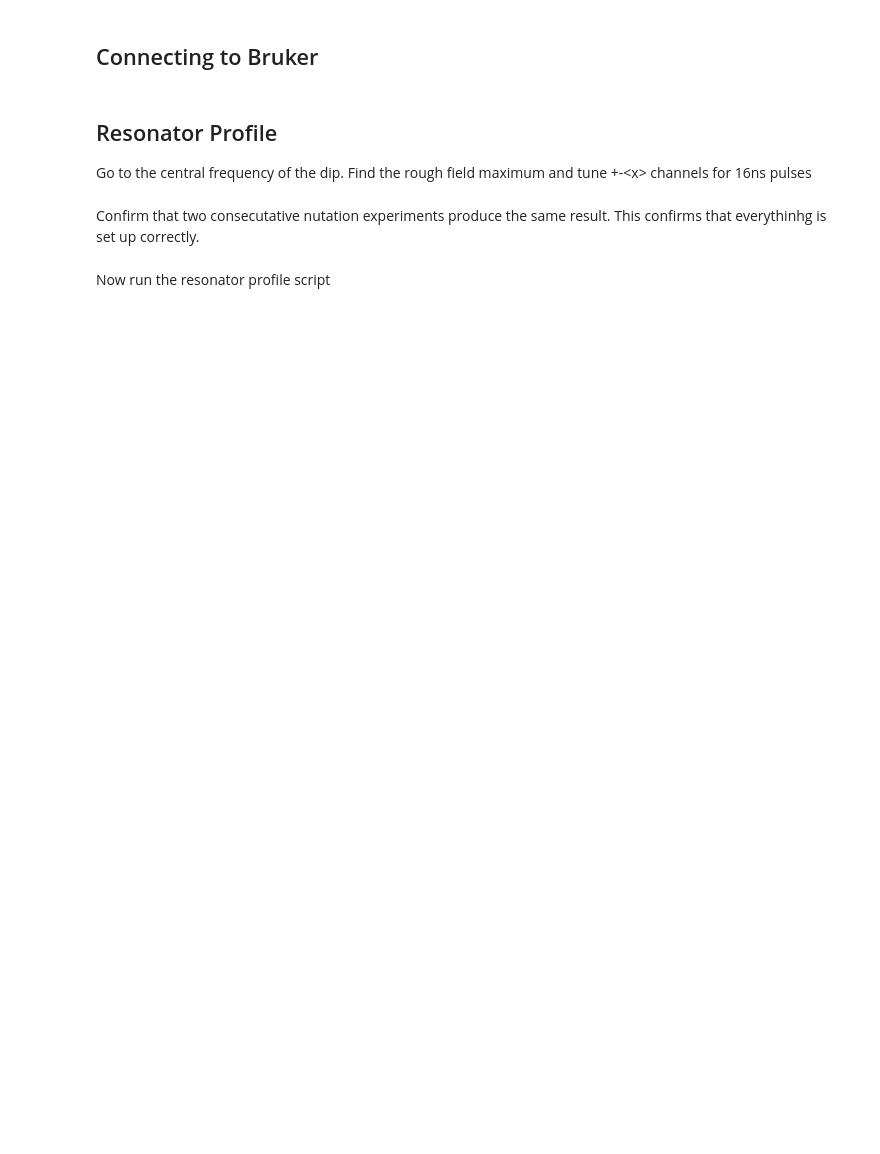
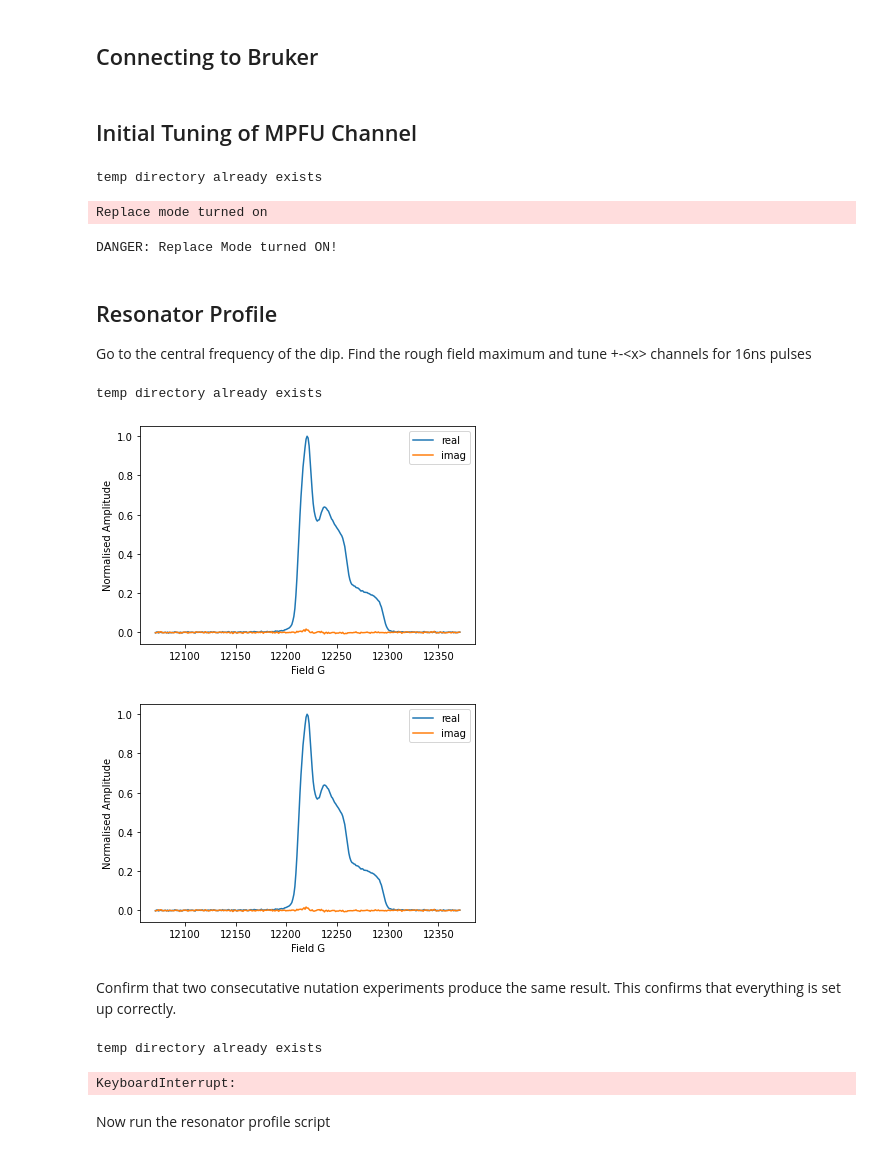
Before and after one commit to JeschkeLab/autoDEER, a Jupyter notebook: Jupyter_Notebooks/awg/5pdeer_demo.ipynb, the cells around one changed output. Drawn from its saved outputs; the diff is of its cells as text; code cells hidden in the pictures; blank space fills up the shorter version.

```diff
--- a/Jupyter_Notebooks/awg/5pdeer_demo.ipynb
+++ b/Jupyter_Notebooks/awg/5pdeer_demo.ipynb
@@ -38,8 +37,28 @@ xepr=api() # This can only be run once per kernel
 xepr.find_Xepr()
 xepr.find_cur_exp()
 xepr.find_hidden()
+# %%
+# This sets up the confiuration file of spectrometer
+if xepr.hidden['PlsPrgCalDbName'].value != 'Q_awgins2013':
+    xepr.hidden['PlsPrgCalDbName'].value = 'Q_awgins2013'
+    xepr.hidden['PlsPrgCalDbLoad']
+    xepr.hidden['ApplyCfg']
+# %% [markdown]
+## Initial Tuning of MPFU Channel
+# %%
+exp.run_general(xepr,
+    ["/PulseSpel/HUKA_DEER_AWG"],
+    ["pi/2 tp=p1 +<x>/-<x>","+<x> (pi/2)"],
+    {"PhaseCycle":False},
+    {"p0":16,"p1":16,"h":20,"n":2})
+# %% [output]
+temp directory already exists
+Replace mode turned on
+DANGER: Replace Mode turned ON!
 # %% [markdown]
 ## Resonator Profile
 
 Go to the central frequency of the dip.
 Find the rough field maximum and tune +-\<x\> channels for 16ns pulses
+# %%
+xepr.cur_exp['CenterField'].value = 12220
@@ -46,19 +68,25 @@ Find the rough field maximum and tune +-\<x\> channels for 16ns pulses
 # %%
 exp.run_general(xepr,
     ["/PulseSpel/HUKA_DEER_AWG"],
     ["Field Sweep +<x>/-<x> pg=200ns","Field sweep +<x>/-<x>"],
-    {"PhaseCycle":False},
-    {"p0":16,"p1":16,"h":20,"n":2})
+    {"PhaseCycle":False,"ReplaceMode":False},
+    {"p0":16,"p1":16,"h":25,"n":1,"d0":600})
+
+time.sleep(10)
 
 fs_data = xepr.acquire_scan()
 fs = FieldSweep()
 fs.import_from_dataclass(fs_data)
 fs.find_max()
 
-xepr.set_field(fs.field_max)
+xepr.set_field(fs.max_field)
 Bc = xepr.get_field()
 fc = xepr.get_counterfreq()
 
 fs.plot()
+# %% [output]
+temp directory already exists
+[figure, added]
+[figure, added]
 # %% [markdown]
-Confirm that two consecutative nutation experiments produce the same result. This confirms that everythinhg is set up correctly.
+Confirm that two consecutative nutation experiments produce the same result. This confirms that everything is set up correctly.
@@ -67,15 +100,22 @@ exp.run_general(xepr,
     ["/PulseSpel/HUKA_DEER_AWG"],
     ["AWG seq inv (p2)","AWG +-<x> obs"],
     {"PhaseCycle":True},
-    {"p0":16,"p1":16,"h":20,"n":1},False)
+    {"p0":16,"p1":16,"h":10,"n":1,"d0":580},False)
+
+time.sleep(2)
 xepr.run_exp()
+time.sleep(2)
 run1 = xepr.acquire_scan()
 
 xepr.run_exp()
+time.sleep(2)
 run2 = xepr.acquire_scan()
 plt.plot(run1.time,np.real(run1.data),
         run2.time,np.real(run2.data))
 plt.legend()
+# %% [output]
+temp directory already exists
+KeyboardInterrupt:
 # %% [markdown]
 Now run the resonator profile script
 # %%
```
Also changed, not shown: parts of 7 cells of this notebook, 7 other files.
